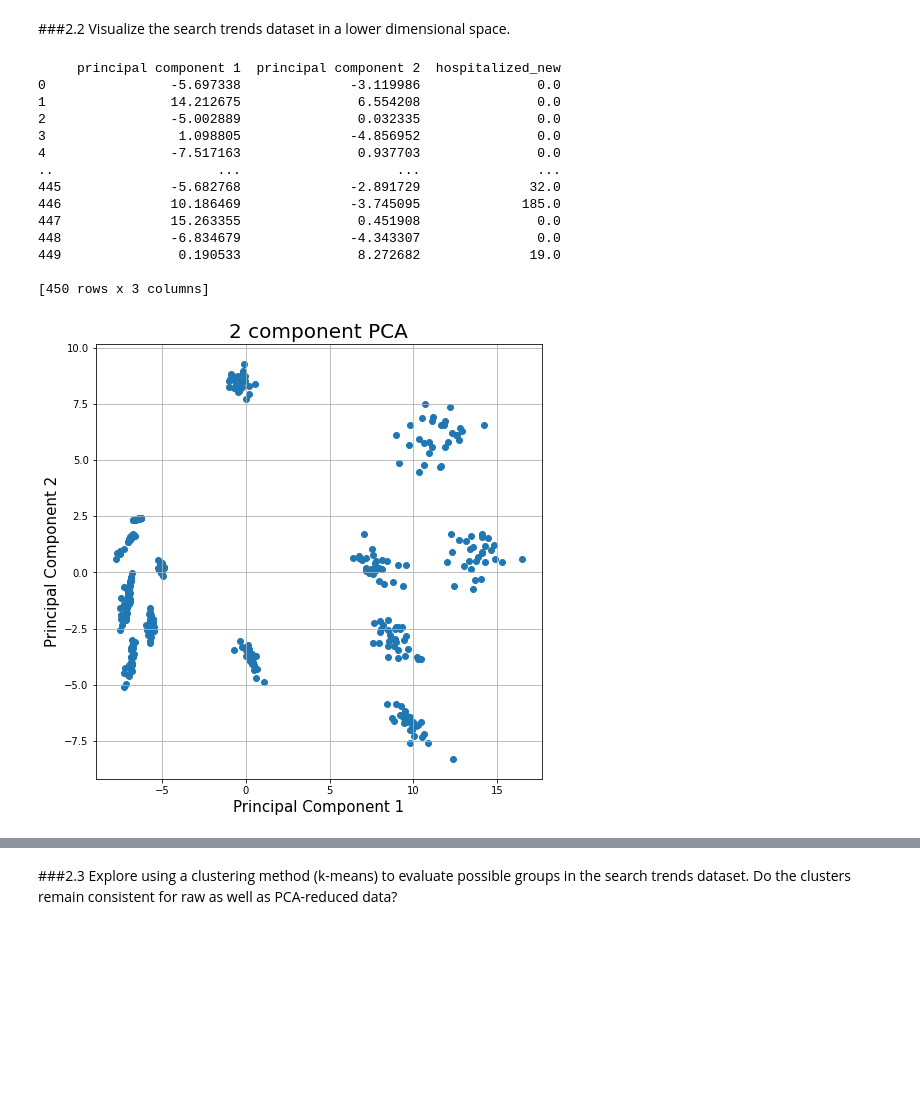
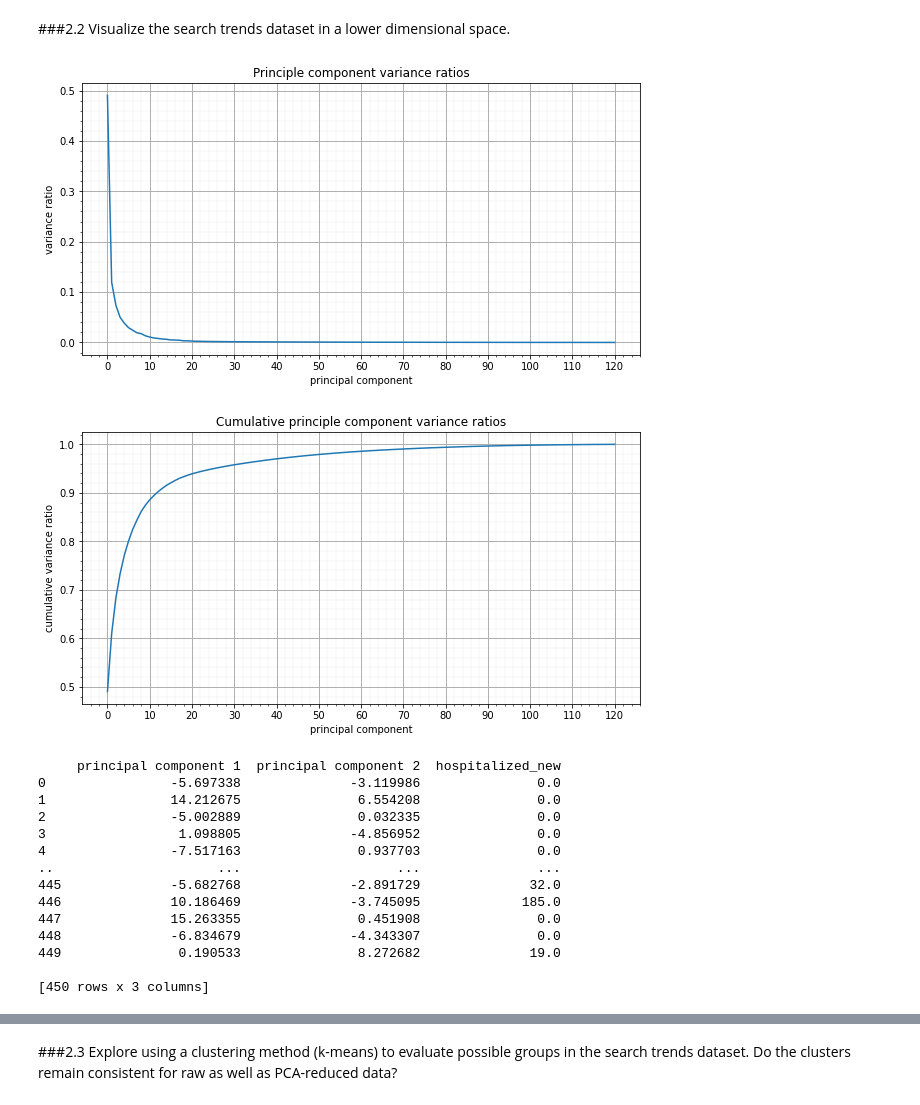
Before and after one commit to du-hr/covid-atals, a Jupyter notebook: MiniProject_1.ipynb, the cells around one changed output, grey strips where cells are left out. Cells and saved outputs as stored; diff of their text form; code cells hidden in the pictures; blank space fills up the shorter version.

Commit message:
PC variance ratios

```diff
--- a/MiniProject_1.ipynb
+++ b/MiniProject_1.ipynb
@@ -144,35 +144,63 @@ symptom:Aphonia
 ###2.2 Visualize the search trends dataset in a lower dimensional space.
 # %%
 from sklearn.preprocessing import StandardScaler
+from sklearn.decomposition import PCA
+
+def plot_var_ratios(var_ratios, cumsum=False):
+    fig = plt.figure(figsize=(10, 5))
+    ax = fig.add_subplot(1,1,1)
+    if cumsum:
+        ax.plot(np.cumsum(var_ratios))
+        ax.set_title("Cumulative principle component variance ratios")
+        ax.set_ylabel("cumulative variance ratio")
+    else:
+        ax.plot(var_ratios)
+        ax.set_title("Principle component variance ratios")
+        ax.set_ylabel("variance ratio")
+    ax.set_xticks(np.arange(0, len(var_ratios)+1, 10))
+    ax.set_xlabel("principal component")
+    ax.minorticks_on()
+    ax.grid(which='major', linewidth=1)
+    ax.grid(which='minor', linewidth=0.1)
+    plt.show()
+
 features = [symptom for symptom in df.columns.values if symptom.startswith('symptom')]
 # Separating out the features
 x = df.loc[:, features].values
 # Standardizing the features
 x = StandardScaler().fit_transform(x)
 
+# Determine and variance ratios of PCs
+pca = PCA()
+pca.fit_transform(x)
+var_ratios = pca.explained_variance_ratio_
+plot_var_ratios(var_ratios)
+plot_var_ratios(var_ratios, True)
+
 # PCA Projection to 1 PC
-from sklearn.decomposition import PCA
 # TODO choose PC
 pca = PCA(n_components=2)
 
 principalComponents = pca.fit_transform(x)
 principalDf = pd.DataFrame(data = principalComponents
              , columns = ['principal component 1', 'principal component 2'])
 
 # reduced dataframe
 df_copy = df.reset_index()
 df_reduced = pd.concat([principalDf, df_copy[['hospitalized_new']]], axis = 1)
 print(df_reduced)
 
 # Visualize 2D Projection
 fig = plt.figure(figsize = (8,8))
 ax = fig.add_subplot(1,1,1)
 ax.set_xlabel('Principal Component 1', fontsize = 15)
 ax.set_ylabel('Principal Component 2', fontsize = 15)
 ax.set_title('2 component PCA', fontsize = 20)
 ax.scatter(df_reduced['principal component 1'], df_reduced['principal component 2'])
 ax.grid()
 # %% [output]
+[figure, new version]
+[figure, added]
      principal component 1  principal component 2  hospitalized_new
 0                -5.697338              -3.119986               0.0
 1                14.212675               6.554208               0.0
@@ -187,4 +215,3 @@ ax.grid()
 449               0.190533               8.272682              19.0
 
 [450 rows x 3 columns]
-[figure, old version]
```
Also changed, not shown: parts of 2 cells of this notebook.
